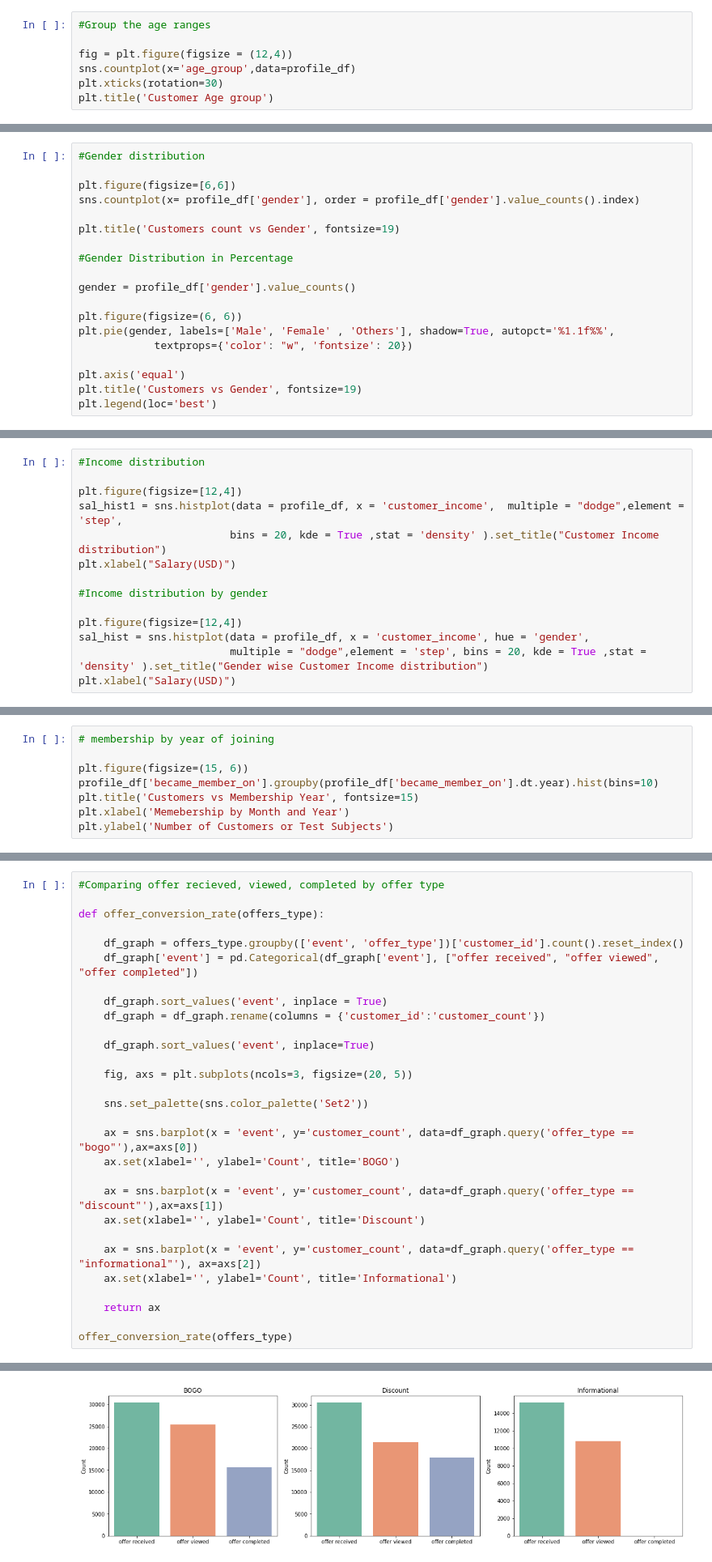
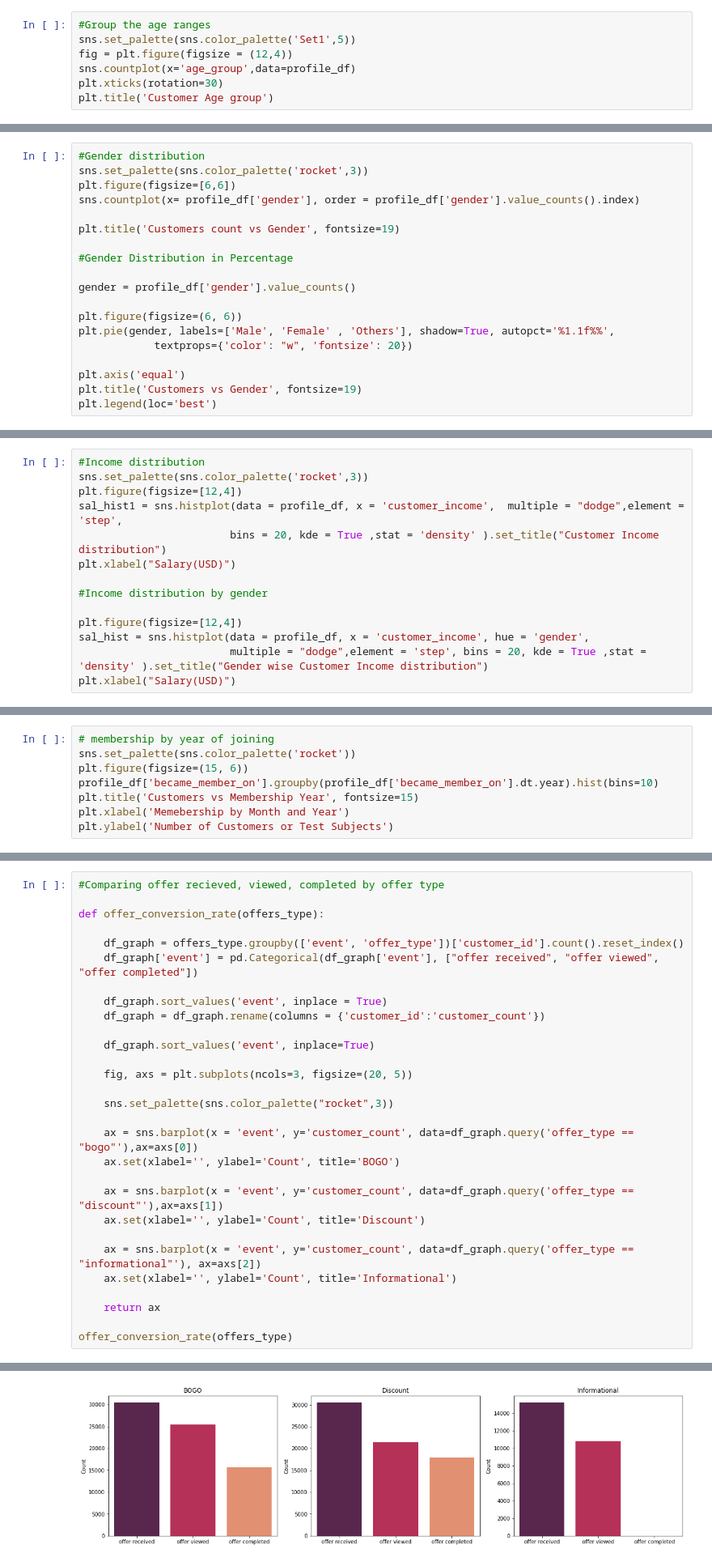
Before and after one commit to Arjunar92/Starbucks_Customer_Segmentation_Project, a Jupyter notebook: Starbucks_Capstone_Data_Exploration.ipynb, the cells around one changed output, grey strips where cells are left out. Shown at 81% size. Drawn from its saved outputs; the diff is of its cells as text.

```diff
--- a/Starbucks_Capstone_Data_Exploration.ipynb
+++ b/Starbucks_Capstone_Data_Exploration.ipynb
@@ -707,7 +708,7 @@ GenZ(18–25)          1169
 Name: age_group, dtype: int64
 # %%
 #Group the age ranges
-
+sns.set_palette(sns.color_palette('Set1',5))
 fig = plt.figure(figsize = (12,4))
 sns.countplot(x='age_group',data=profile_df)
 plt.xticks(rotation=30)
@@ -718,6 +719,6 @@ Text(0.5, 1.0, 'Customer Age group')
 # %%
 #Gender distribution
-
+sns.set_palette(sns.color_palette('rocket',3))
 plt.figure(figsize=[6,6])
 sns.countplot(x= profile_df['gender'], order = profile_df['gender'].value_counts().index)
 
@@ -762,6 +752,6 @@ Name: customer_income, dtype: float64
 # %%
 #Income distribution
-
+sns.set_palette(sns.color_palette('rocket',3))
 plt.figure(figsize=[12,4])
 sal_hist1 = sns.histplot(data = profile_df, x = 'customer_income',  multiple = "dodge",element = 'step',
                         bins = 20, kde = True ,stat = 'density' ).set_title("Customer Income distribution")
@@ -797,7 +783,7 @@ Median Income Females : $ 71000.0
 #profile_df['became_member_on'] = pd.to_datetime(profile['became_member_on'], format = '%Y%m%d')
 # %%
 # membership by year of joining
-
+sns.set_palette(sns.color_palette('rocket'))
 plt.figure(figsize=(15, 6))
 profile_df['became_member_on'].groupby(profile_df['became_member_on'].dt.year).hist(bins=10)
 plt.title('Customers vs Membership Year', fontsize=15)
@@ -898,32 +888,32 @@ data_all.head(2)
 # %%
 #Comparing offer recieved, viewed, completed by offer type
 
 def offer_conversion_rate(offers_type):
 
     df_graph = offers_type.groupby(['event', 'offer_type'])['customer_id'].count().reset_index()
     df_graph['event'] = pd.Categorical(df_graph['event'], ["offer received", "offer viewed", "offer completed"])
 
     df_graph.sort_values('event', inplace = True)
     df_graph = df_graph.rename(columns = {'customer_id':'customer_count'})
 
     df_graph.sort_values('event', inplace=True)
 
     fig, axs = plt.subplots(ncols=3, figsize=(20, 5))
 
-    sns.set_palette(sns.color_palette('Set2'))
+    sns.set_palette(sns.color_palette("rocket",3))
 
     ax = sns.barplot(x = 'event', y='customer_count', data=df_graph.query('offer_type == "bogo"'),ax=axs[0])
     ax.set(xlabel='', ylabel='Count', title='BOGO')
 
     ax = sns.barplot(x = 'event', y='customer_count', data=df_graph.query('offer_type == "discount"'),ax=axs[1])
     ax.set(xlabel='', ylabel='Count', title='Discount')
 
     ax = sns.barplot(x = 'event', y='customer_count', data=df_graph.query('offer_type == "informational"'), ax=axs[2])
     ax.set(xlabel='', ylabel='Count', title='Informational')
 
     return ax
 
 offer_conversion_rate(offers_type)
 # %% [output]
 <AxesSubplot:title={'center':'Informational'}, ylabel='Count'>
-[figure, old version]
+[figure, new version]
```
Also changed, not shown: parts of 23 cells of this notebook.
